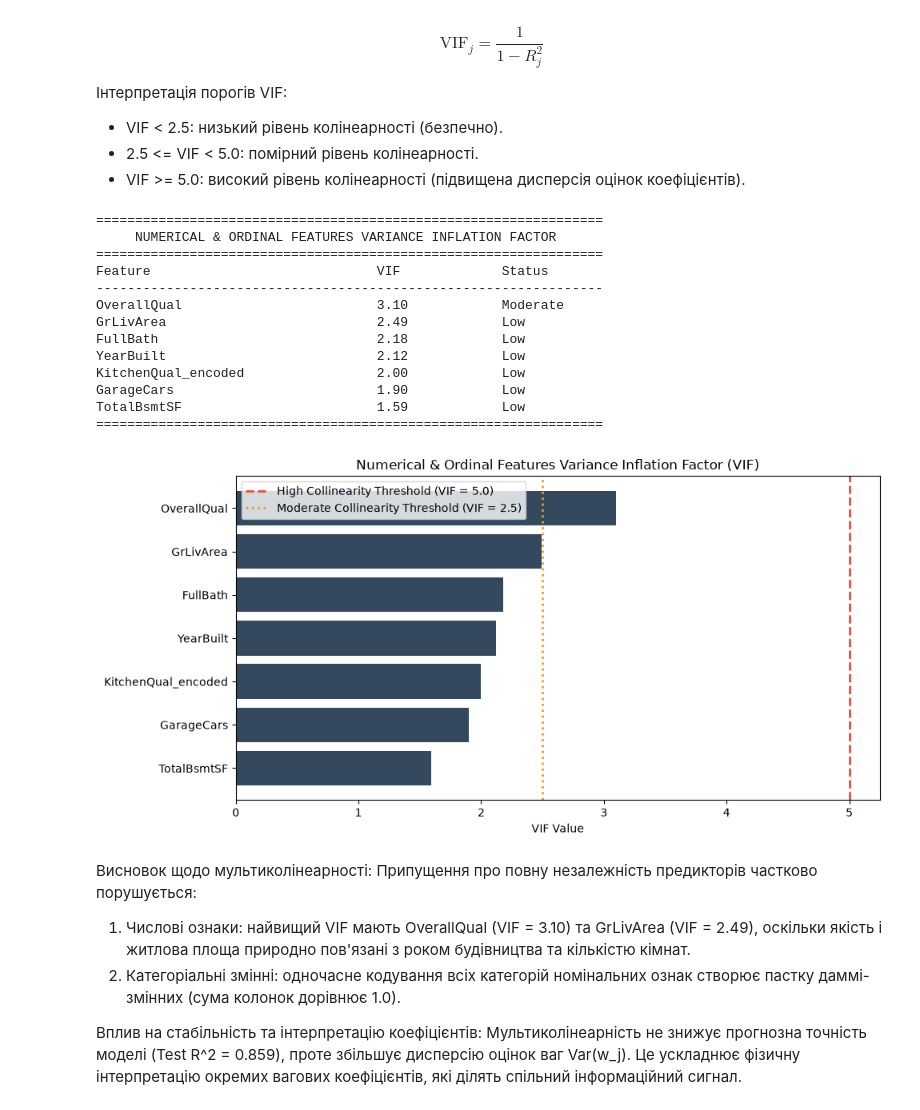
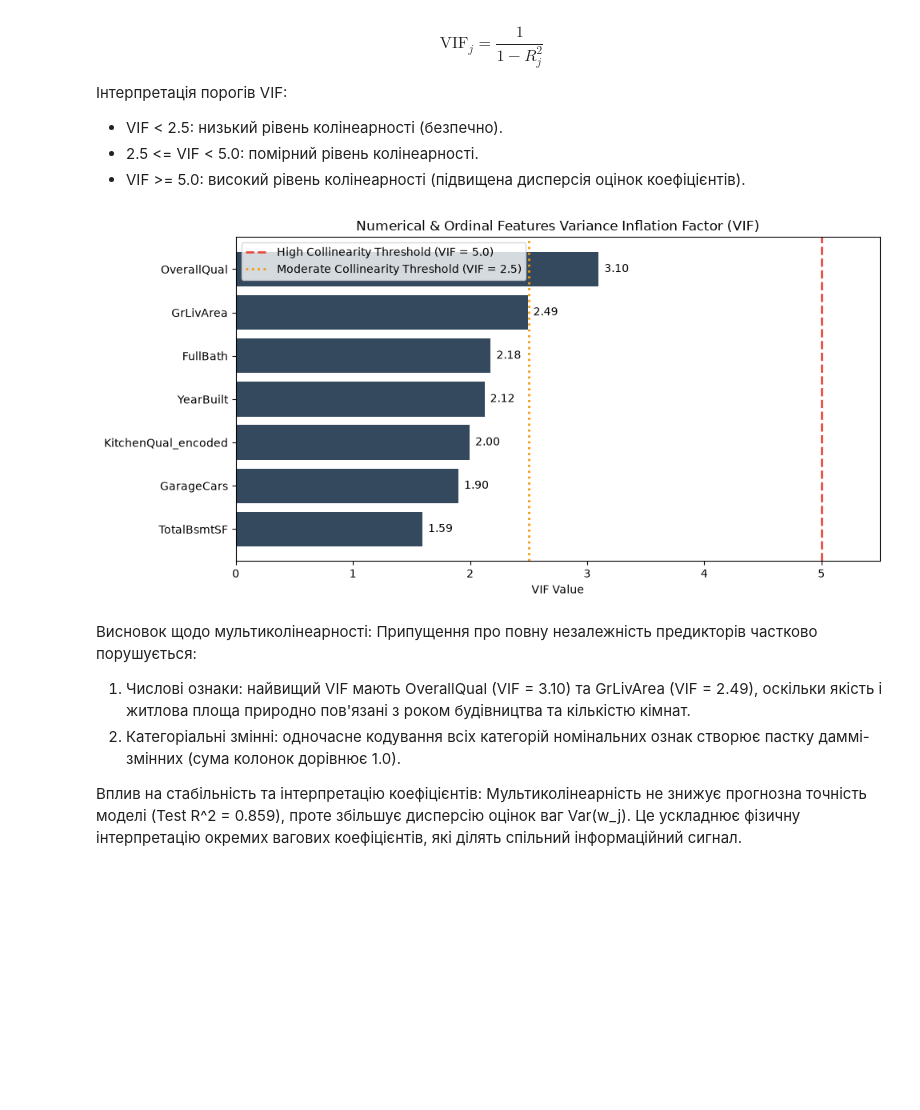
Before and after one commit to yur4uwe/machine-learning, a Jupyter notebook: 1-linear-regression/main.ipynb, the cells around one changed output. Cells and saved outputs as stored; diff of their text form; code cells hidden in the pictures; blank space fills up the shorter version.

Commit message:
remove VIF score table and leave only the plot

```diff
--- a/1-linear-regression/main.ipynb
+++ b/1-linear-regression/main.ipynb
@@ -404,7 +404,7 @@ class StandardScaler:
 
     def transform(self, X):
         if self._mean is None or self._std is None:
-            raise ValueError("StandardScalerNumPy has not been fitted yet.")
+            raise ValueError("StandardScaler has not been fitted yet.")
 
         X_arr = np.asarray(X, dtype=float)
         return (X_arr - self._mean) / self._std
@@ -1249,64 +1249,37 @@ num_ordinal_indices = [
 ]
 
 vif_num_table = vif_score(
     X_train[:, num_ordinal_indices], [feature_names[i] for i in num_ordinal_indices]
 )
 
-print("=" * 65)
-print("     NUMERICAL & ORDINAL FEATURES VARIANCE INFLATION FACTOR")
-print("=" * 65)
-print(f"{'Feature':<35} {'VIF':<15} {'Status':<15}")
-print("-" * 65)
-for _, row in vif_num_table.iterrows():
-    status = (
-        "High (>=5)"
-        if row["VIF"] >= 5.0
-        else "Moderate"
-        if row["VIF"] >= 2.5
-        else "Low"
-    )
-    print(f"{row['Feature']:<35} {row['VIF']:<15.2f} {status:<15}")
-print("=" * 65)
-
-# Plot VIF for Numerical Predictors
+# Plot VIF for Numerical Predictors with direct value annotations
 plt.figure(figsize=(10, 5))
 vif_plot_df = vif_num_table.sort_values(by="VIF", ascending=True)
 bars = plt.barh(vif_plot_df["Feature"], vif_plot_df["VIF"], color="#34495e")
+plt.bar_label(bars, fmt="%.2f", padding=5, fontsize=10)
 plt.axvline(
     5.0,
     color="#e74c3c",
     linestyle="--",
     linewidth=2.0,
     label="High Collinearity Threshold (VIF = 5.0)",
 )
 plt.axvline(
     2.5,
     color="#f39c12",
     linestyle=":",
     linewidth=2.0,
     label="Moderate Collinearity Threshold (VIF = 2.5)",
 )
 plt.title("Numerical & Ordinal Features Variance Inflation Factor (VIF)")
 plt.xlabel("VIF Value")
+plt.xlim(0, max(5.5, float(vif_plot_df["VIF"].max()) + 0.8))
 plt.legend(frameon=True, facecolor="white")
 plt.tight_layout()
 plt.savefig(os.path.join(plots_dir, "assumptions_multicollinearity_vif.png"), dpi=300)
 plt.show()
 # %% [output]
-=================================================================
-     NUMERICAL & ORDINAL FEATURES VARIANCE INFLATION FACTOR
-=================================================================
-Feature                             VIF             Status
------------------------------------------------------------------
-OverallQual                         3.10            Moderate
-GrLivArea                           2.49            Low
-FullBath                            2.18            Low
-YearBuilt                           2.12            Low
-KitchenQual_encoded                 2.00            Low
-GarageCars                          1.90            Low
-TotalBsmtSF                         1.59            Low
-=================================================================
-[figure, old version]
+[figure, new version]
 # %% [markdown]
 Висновок щодо мультиколінеарності:
 Припущення про повну незалежність предикторів частково порушується:
```
Also changed, not shown: parts of 4 cells of this notebook, 1 other file.
